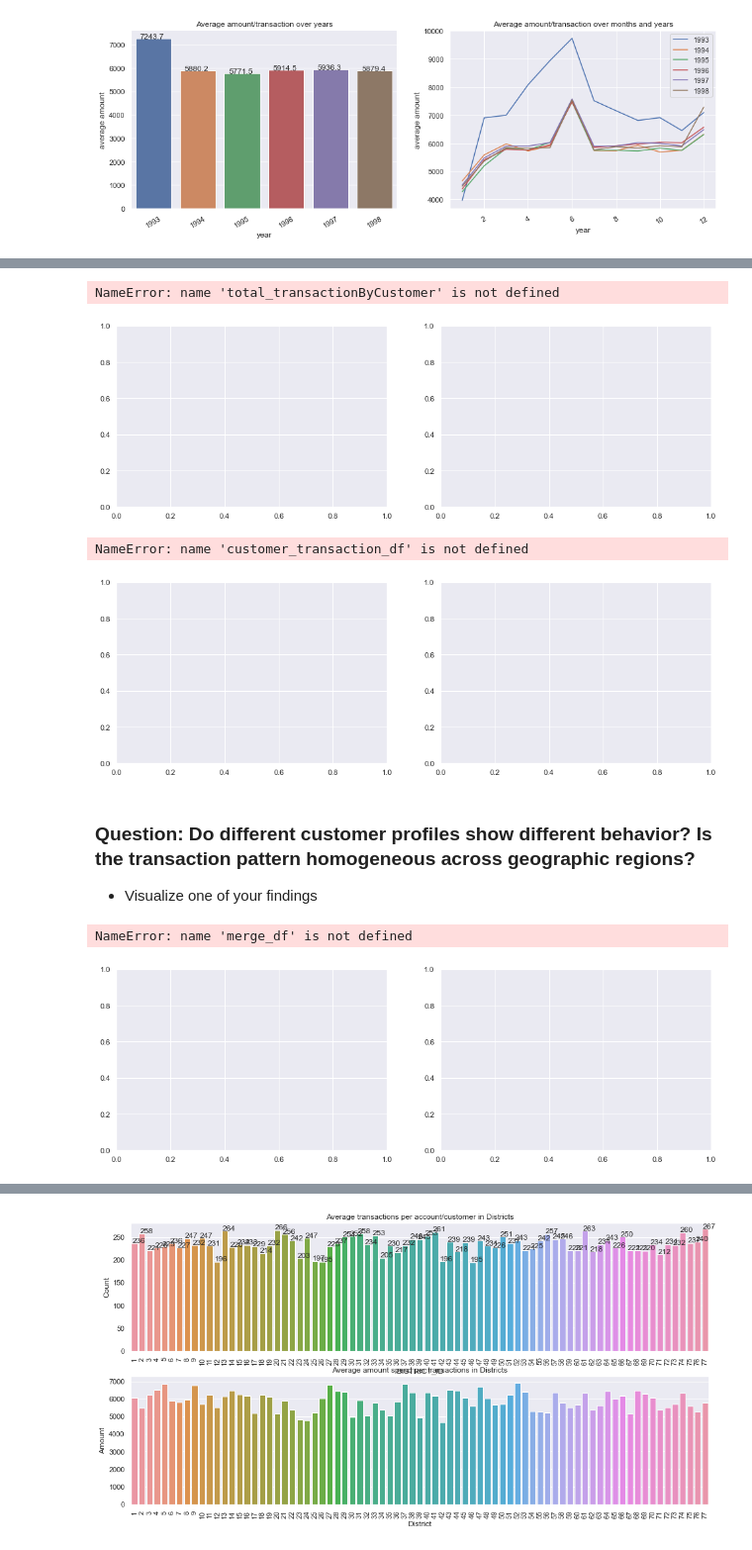
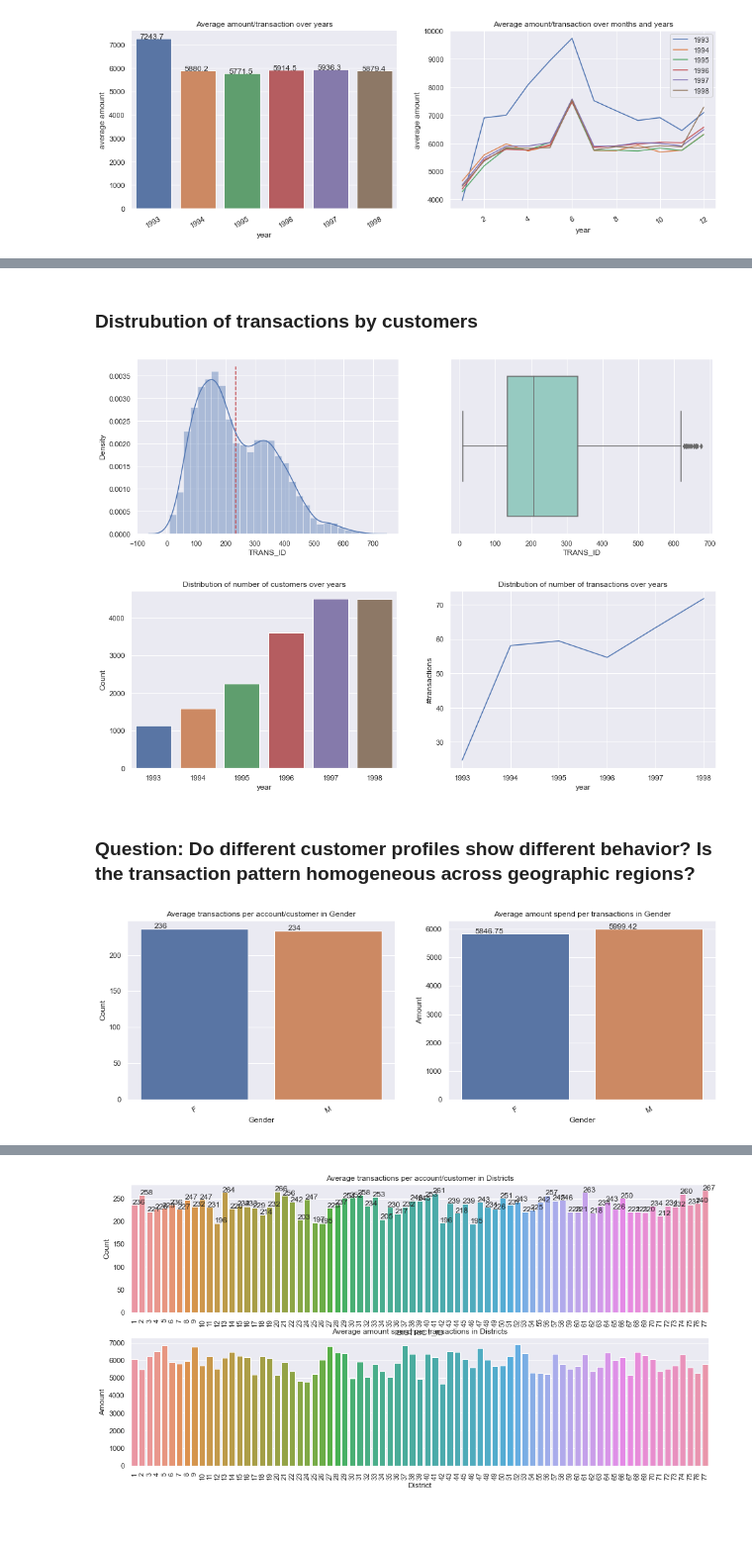
Before and after one commit to mmasud/DS_project, a Jupyter notebook: seb_project/notebooks/SEB Case.ipynb, the cells around one changed output, grey strips where cells are left out. Shown: that part at 99% size. Cells and saved outputs as stored; diff of their text form; code cells hidden in the pictures; blank space fills up the shorter version.

```diff
--- a/seb_project/notebooks/SEB Case.ipynb
+++ b/seb_project/notebooks/SEB Case.ipynb
@@ -191,11 +172,13 @@ total_transactionByCustomer
+# %% [markdown]
+### Distrubution of transactions by customers
 # %%
 fig, ((ax1, ax2)) = plt.subplots(nrows = 1, ncols = 2,figsize=(16,5))
 #x='Sålt', kind="kde", hue= 'group
 sns.distplot(total_transactionByCustomer["TRANS_ID"],ax= ax1)
+ax1.vlines(trans_district.mean(), ymin= 0, ymax= 0.0037, color= 'r', linestyles= 'dashed')
 
 sns.boxplot("TRANS_ID", data=total_transactionByCustomer, ax= ax2, palette="Set3")
 plt.savefig(f'{PATH}/results/plots/transaction_dist.png')
 plt.show()
 # %% [output]
-NameError: name 'total_transactionByCustomer' is not defined
-[figure, old version]
+[figure, new version]
@@ -210,50 +185,33 @@ total_transactionByCustomer= customer_transaction_df.groupby(['DATE','CLIENT_ID'
 # %%
 transaction_by_year= transaction_df.groupby(transaction_df['DATE'].dt.year).apply(lambda x: x['TRANS_ID'].count()/x['ACCOUNT_ID'].nunique())\
                         .reset_index() \
                         .rename(columns= {0: 'average_transactions'})
 
 transaction_by_year
 
 sns.set(style="darkgrid")
 fig, ((ax1, ax2)) = plt.subplots(nrows = 1, ncols = 2,figsize=(16,5))
 
+# 1st plot
 sns.barplot(x='DATE', y= 'CLIENT_ID',
               data= customer_transaction_df.groupby(customer_transaction_df.DATE.dt.year).agg({'CLIENT_ID':'nunique'}).reset_index(),
               ax= ax1)
+ax1.set_xlabel("year")
+ax1.set_ylabel("Count")
+ax1.set_title("Distribution of number of customers over years")
 
-#transaction_by_year.plot('DATE', 0,kind='line')
+# 2nd plot
 sns.lineplot(x= 'DATE', y= 'average_transactions', data= transaction_by_year, ax= ax2)
+ax2.set_xlabel("year")
+ax2.set_ylabel("#transactions")
+ax2.set_title("Distribution of number of transactions over years")
 
-
-
-# 1st plot
-# sns.barplot(data= test_data.groupby(['dayOfWeek', 'group']).agg({'FSST_nr': lambda x: int(x.count()/2)}).reset_index(),
-#               x= "dayOfWeek",y= "FSST_nr", hue='group',
-#               order=['Må', 'Ti','On',  'To', 'Fr',  'Lö', 'Sö'], ax= ax1)
-# ax1.legend(loc= "lower left")
-# ax1.set_xlabel("Veckodag")
-# ax1.set_ylabel("Antal butiker")
-# ax1.set_title("Antalet butiker per grupp", fontsize=12)
-# for p in ax1.patches:
-#         ax1.annotate('{:.0f}'.format(p.get_height()), (p.get_x()+0.1, p.get_height()+50))
-
-
-# # 2nd plot
-# sns.barplot(x="dayOfWeek", y="Sold_Out", hue='group', data=test_data,
-#             order=['Må', 'Ti','On',  'To', 'Fr',  'Lö', 'Sö'], ax= ax2, ci= None)
-# ax2.set_xlabel("Veckodag")
-# ax2.set_ylabel("Sold out")
-# ax2.set_title("Fördelning av 'sold out' i veckodag per grupp")
-# ax2.legend()
 plt.savefig(f'{PATH}/results/plots/avg_transaction_period.png')
 plt.show()
 # %% [output]
-NameError: name 'customer_transaction_df' is not defined
-[figure, old version]
+[figure, new version]
 # %% [markdown]
 ### Question: Do different customer profiles show different behavior? Is the transaction pattern homogeneous across geographic regions?
-
-- Visualize one of your findings
 # %%
 merge_df= customer_transaction_df.merge(district_df, how = 'inner', on="DISTRICT_ID")
 # %%
@@ -287,5 +245,4 @@ for p in ax2.patches:
 plt.savefig(f'{PATH}/results/plots/transaction_gender.png')
 plt.show()
 # %% [output]
-NameError: name 'merge_df' is not defined
-[figure, old version]
+[figure, new version]
```
Also changed, not shown: parts of 110 cells of this notebook, 11 other files.
